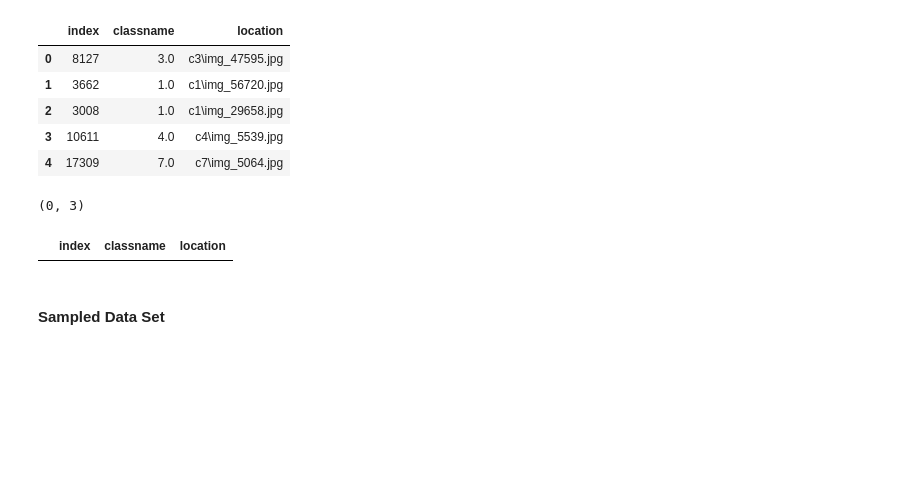
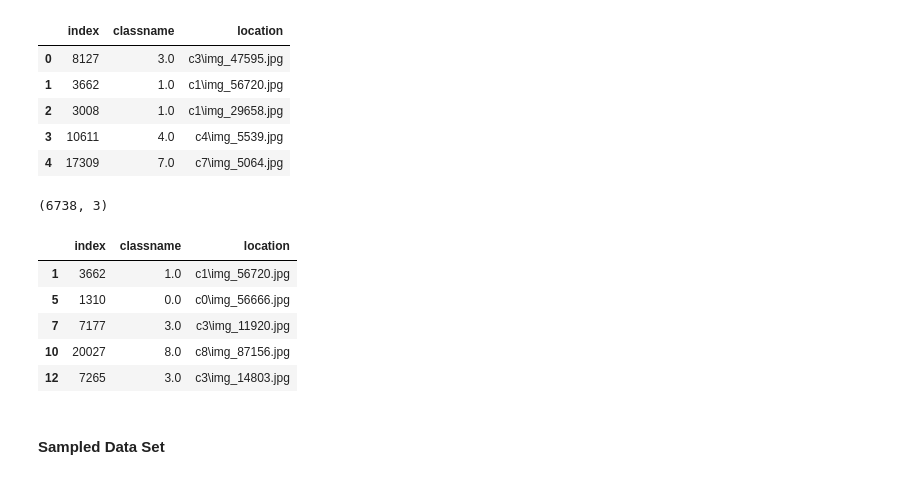
Before and after one commit to DSBA-6190-Final-Project-Team/image_classification_preprocessing, a Jupyter notebook: State_Farm_Distracted_Driver_Process_Flow.ipynb, the cells around one changed output. Saved outputs shown, nothing was run; the diff lists cells and outputs as text; code cells hidden in the pictures; blank space fills up the shorter version.

```diff
--- a/State_Farm_Distracted_Driver_Process_Flow.ipynb
+++ b/State_Farm_Distracted_Driver_Process_Flow.ipynb
@@ -248,15 +248,20 @@ df_train_lst.head()
 | 3 | 10611 | 4.0 | c4\img_5539.jpg |
 | 4 | 17309 | 7.0 | c7\img_5064.jpg |
 # %%
-df_val_lst_all = df_overall[~df_overall['img'].isin(df_images_training['img'])]
+df_val_lst_all = df_overall[df_overall['img'].isin(df_images_val['img'])]
 df_val_lst = df_val_lst_all.drop(['img'], axis=1)
 
 #Checks
 print(df_val_lst.shape)
 df_val_lst.head()
 # %% [output]
-(0, 3)
+(6738, 3)
 |  | index | classname | location |
+| 1 | 3662 | 1.0 | c1\img_56720.jpg |
+| 5 | 1310 | 0.0 | c0\img_56666.jpg |
+| 7 | 7177 | 3.0 | c3\img_11920.jpg |
+| 10 | 20027 | 8.0 | c8\img_87156.jpg |
+| 12 | 7265 | 3.0 | c3\img_14803.jpg |
 # %% [markdown]
 #### Sampled Data Set
 # %%
```
Also changed, not shown: parts of 15 cells of this notebook, 2 other files.
